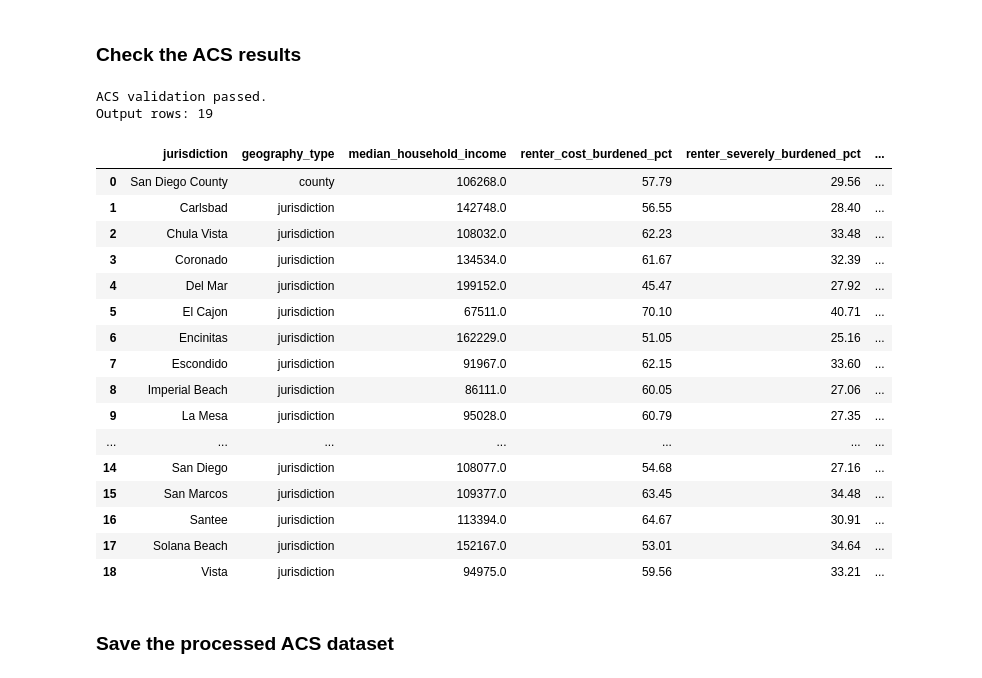
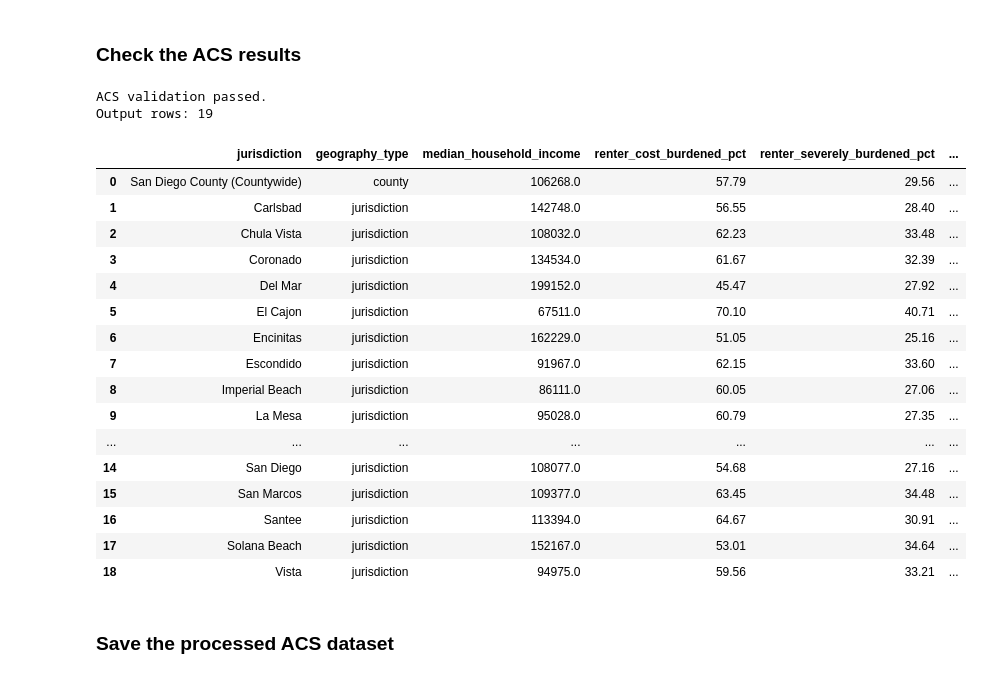
Before and after one commit to laurenthanhvo/chpd-dashboard-data-validation, a Jupyter notebook: lauren's work/notebooks/housing_need_demand_affordability.ipynb, the cells around one changed output. Cells and saved outputs as stored; diff of their text form; code cells hidden in the pictures.

```diff
--- a/lauren's work/notebooks/housing_need_demand_affordability.ipynb
+++ b/lauren's work/notebooks/housing_need_demand_affordability.ipynb
@@ -474,7 +508,7 @@ sd_places["geography_type"] = "jurisdiction"
 
 sd_county = county_wide.copy()
 
-sd_county["jurisdiction"] = "San Diego County"
+sd_county["jurisdiction"] = "San Diego County (Countywide)"
 
 sd_county["geoid"] = (
     sd_county["state"]
@@ -1114,6 +1354,26 @@ affordability["rent_to_income_note"] = (
     "Benchmark based on median one-bedroom gross rent divided "
     "by median household income; not an observed household burden rate"
 )
+
+affordability["rent_to_income_metric_type"] = "benchmark"
+
+affordability["rent_to_income_denominator"] = (
+    "ACS median household income for all households"
+)
+
+affordability["owner_cost_to_income_metric_type"] = (
+    "benchmark"
+)
+
+affordability["owner_cost_to_income_denominator"] = (
+    "ACS median household income for all households"
+)
+
+affordability["owner_cost_to_income_note"] = (
+    "Benchmark comparing median selected monthly owner costs "
+    "with median household income for all households; "
+    "not an observed homeowner burden rate"
+)
 # %% [markdown]
 ### Check the ACS results
 # %%
@@ -1134,6 +1394,10 @@ percentage_columns = [
     "renter_severely_burdened_pct",
     "owner_cost_burdened_pct",
     "owner_severely_burdened_pct",
+    "owner_with_mortgage_burdened_pct",
+    "owner_with_mortgage_severely_burdened_pct",
+    "owner_without_mortgage_burdened_pct",
+    "owner_without_mortgage_severely_burdened_pct",
 ]
 
 for column in percentage_columns:
@@ -1145,34 +1409,34 @@ for column in percentage_columns:
 
 county_ratio = affordability.loc[
     affordability["geography_type"].eq("county"),
     "jurisdiction_county_income_ratio",
 ].iloc[0]
 
 assert np.isclose(county_ratio, 1.0)
 
 print("ACS validation passed.")
 print("Output rows:", len(affordability))
 
 display(
     affordability[
         [
             "jurisdiction",
             "geography_type",
             "median_household_income",
             "renter_cost_burdened_pct",
             "renter_severely_burdened_pct",
             "owner_cost_burdened_pct",
             "owner_severely_burdened_pct",
             "median_gross_rent_1br",
             "one_br_rent_to_income_pct",
         ]
     ]
 )
 # %% [output]
 ACS validation passed.
 Output rows: 19
 |  | jurisdiction | geography_type | median_household_income | renter_cost_burdened_pct | renter_severely_burdened_pct | ... |
-| 0 | San Diego County | county | 106268.0 | 57.79 | 29.56 | ... |
+| 0 | San Diego County (Countywide) | county | 106268.0 | 57.79 | 29.56 | ... |
 | 1 | Carlsbad | jurisdiction | 142748.0 | 56.55 | 28.40 | ... |
 | 2 | Chula Vista | jurisdiction | 108032.0 | 62.23 | 33.48 | ... |
 | 3 | Coronado | jurisdiction | 134534.0 | 61.67 | 32.39 | ... |
```
Also changed, not shown: parts of 33 cells of this notebook, 12 other files.
